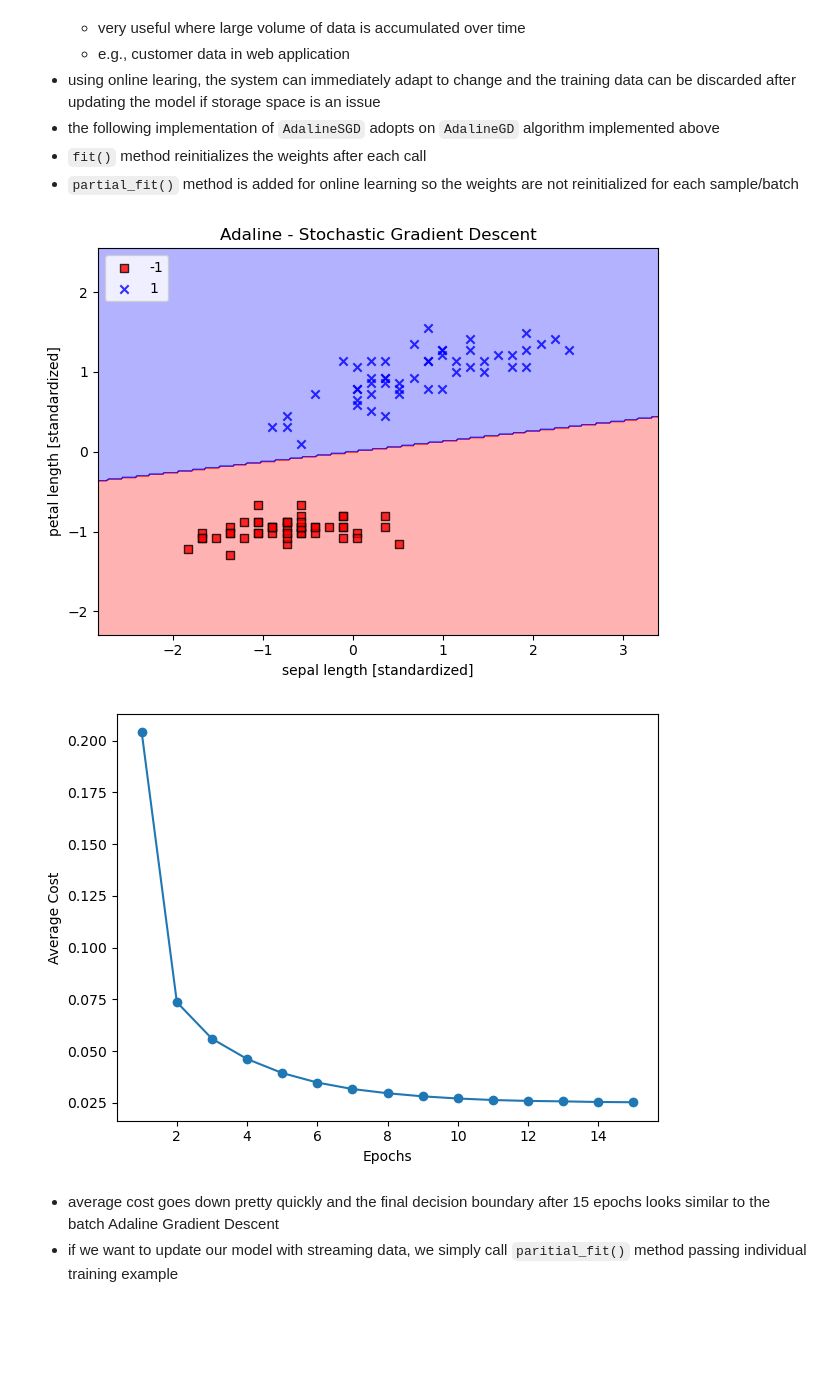
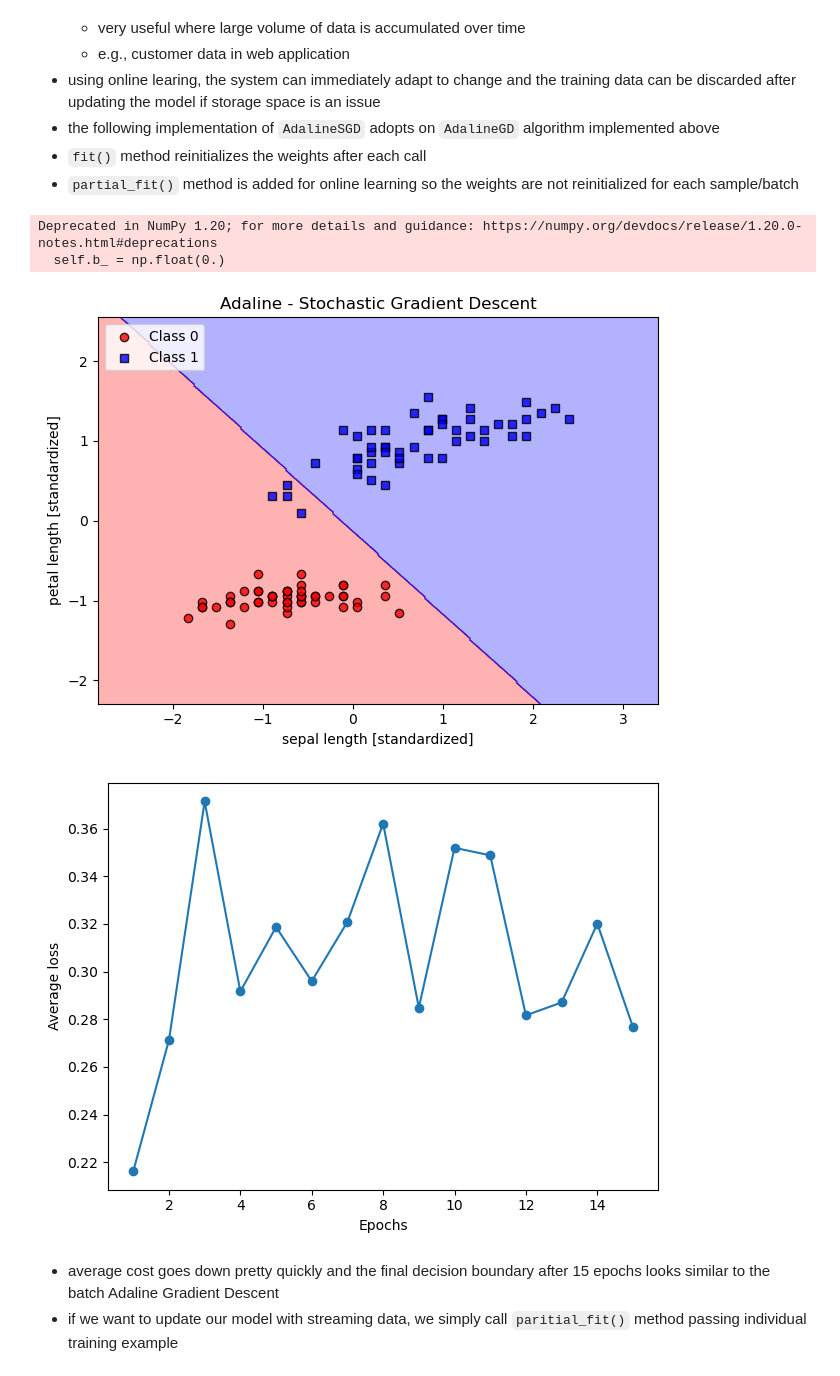
Before and after one commit to rambasnet/python-machine-learning, a Jupyter notebook: notebooks/ArtificialNeuralNetwork.ipynb, the cells around one changed output. Drawn from its saved outputs; the diff is of its cells as text; code cells hidden in the pictures; blank space fills up the shorter version.

```diff
--- a/notebooks/ArtificialNeuralNetwork.ipynb
+++ b/notebooks/ArtificialNeuralNetwork.ipynb
@@ -471,7 +476,7 @@ X_std = np.copy(X)
 X_std[:, 0] = (X[:, 0] - X[:, 0].mean()) / X[:, 0].std()
 X_std[:, 1] = (X[:, 1] - X[:, 1].mean()) / X[:, 1].std()
 # %%
-ada_gd = AdalineGD(n_iter=15, eta=0.01)
+ada_gd = AdalineGD(n_iter=20, eta=0.5)
 ada_gd.fit(X_std, y)
 
 plot_decision_regions(X_std, y, classifier=ada_gd)
@@ -483,9 +488,10 @@ plt.tight_layout()
 # plt.savefig('images/02_14_1.png', dpi=300)
 plt.show()
 
-plt.plot(range(1, len(ada_gd.cost_) + 1), ada_gd.cost_, marker='o')
+# draw mean squared error chart over different epocs
+plt.plot(range(1, len(ada_gd.losses_) + 1), ada_gd.losses_, marker='o')
 plt.xlabel('Epochs')
-plt.ylabel('Sum-squared-error')
+plt.ylabel('Mean squared error')
 
 plt.tight_layout()
 # plt.savefig('images/02_14_2.png', dpi=300)
@@ -573,16 +581,16 @@ class AdalineSGD(object):
 
         """
         self._initialize_weights(X.shape[1])
-        self.cost_ = []
+        self.losses_ = []
         for i in range(self.n_iter):
             if self.shuffle:
                 # data may need to shuffle every epoch to prevent cycles
                 X, y = self._shuffle(X, y)
-            cost = []
+            losses = []
             for xi, target in zip(X, y):
-                cost.append(self._update_weights(xi, target))
-            avg_cost = sum(cost) / len(y)
-            self.cost_.append(avg_cost)
+                losses.append(self._update_weights(xi, target))
+            avg_loss = np.mean(losses)
+            self.losses_.append(avg_loss)
         return self
 
     def partial_fit(self, X, y):
@@ -605,21 +613,22 @@ class AdalineSGD(object):
     def _initialize_weights(self, m):
         """Initialize weights to small random numbers"""
         self.rgen = np.random.RandomState(self.random_state)
-        self.w_ = self.rgen.normal(loc=0.0, scale=0.01, size=1 + m)
+        self.w_ = self.rgen.normal(loc=0.0, scale=0.01, size=m)
+        self.b_ = np.float(0.)
         self.w_initialized = True
 
     def _update_weights(self, xi, target):
         """Apply Adaline learning rule to update the weights"""
         output = self.activation(self.net_input(xi))
         error = (target - output)
-        self.w_[1:] += self.eta * xi.dot(error)
-        self.w_[0] += self.eta * error
-        cost = 0.5 * error**2
-        return cost
+        self.w_ += self.eta * 2.0 * error
+        self.b_ += self.eta * 2.0 * error
+        loss = error**2
+        return loss
 
     def net_input(self, X):
         """Calculate net input"""
-        return np.dot(X, self.w_[1:]) + self.w_[0]
+        return np.dot(X, self.w_) + self.b_
 
     def activation(self, X):
         """Compute linear activation"""
@@ -627,31 +636,33 @@ class AdalineSGD(object):
 
     def predict(self, X):
         """Return class label after unit step"""
-        return np.where(self.activation(self.net_input(X)) >= 0.0, 1, -1)
+        return np.where(self.activation(self.net_input(X)) >= 0.5, 1, 0)
 # %%
 ada_sgd = AdalineSGD(n_iter=15, eta=0.01, random_state=1)
 ada_sgd.fit(X_std, y)
 
 plot_decision_regions(X_std, y, classifier=ada_sgd)
 plt.title('Adaline - Stochastic Gradient Descent')
 plt.xlabel('sepal length [standardized]')
 plt.ylabel('petal length [standardized]')
 plt.legend(loc='upper left')
 
 plt.tight_layout()
 # plt.savefig('images/02_15_1.png', dpi=300)
 plt.show()
 
-plt.plot(range(1, len(ada_sgd.cost_) + 1), ada_sgd.cost_, marker='o')
+plt.plot(range(1, len(ada_sgd.losses_) + 1), ada_sgd.losses_, marker='o')
 plt.xlabel('Epochs')
-plt.ylabel('Average Cost')
+plt.ylabel('Average loss')
 
 plt.tight_layout()
 # plt.savefig('images/02_15_2.png', dpi=300)
 plt.show()
 # %% [output]
+Deprecated in NumPy 1.20; for more details and guidance: https://numpy.org/devdocs/release/1.20.0-notes.html#deprecations
+  self.b_ = np.float(0.)
-[figure, old version]
+[figure, new version]
-[figure, old version]
+[figure, new version]
 # %% [markdown]
 - average cost goes down pretty quickly and the final decision boundary after 15 epochs looks similar to the batch Adaline Gradient Descent
 - if we want to update our model with streaming data, we simply call `paritial_fit()` method passing individual training example
```
Also changed, not shown: parts of 11 cells of this notebook, 3 other files.
